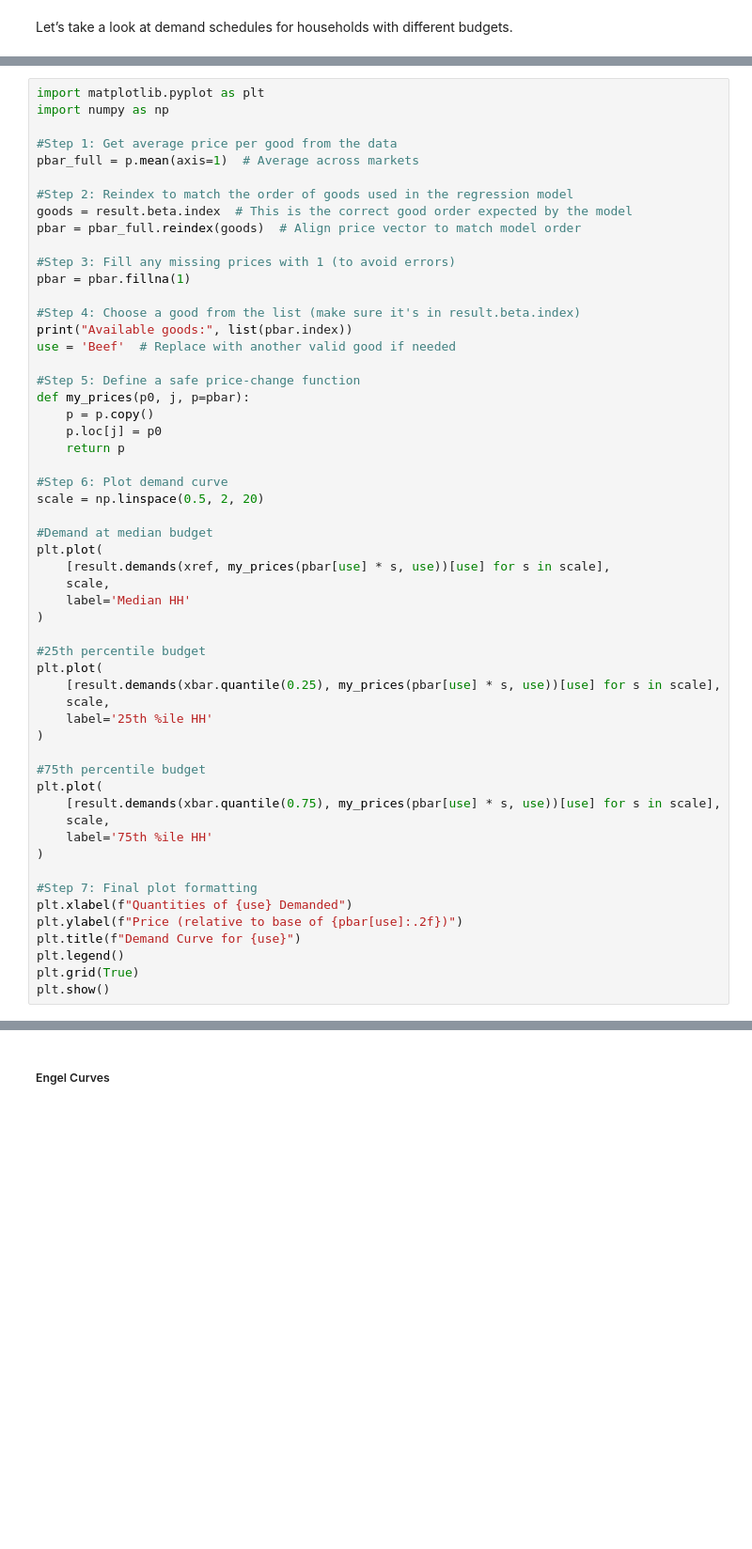
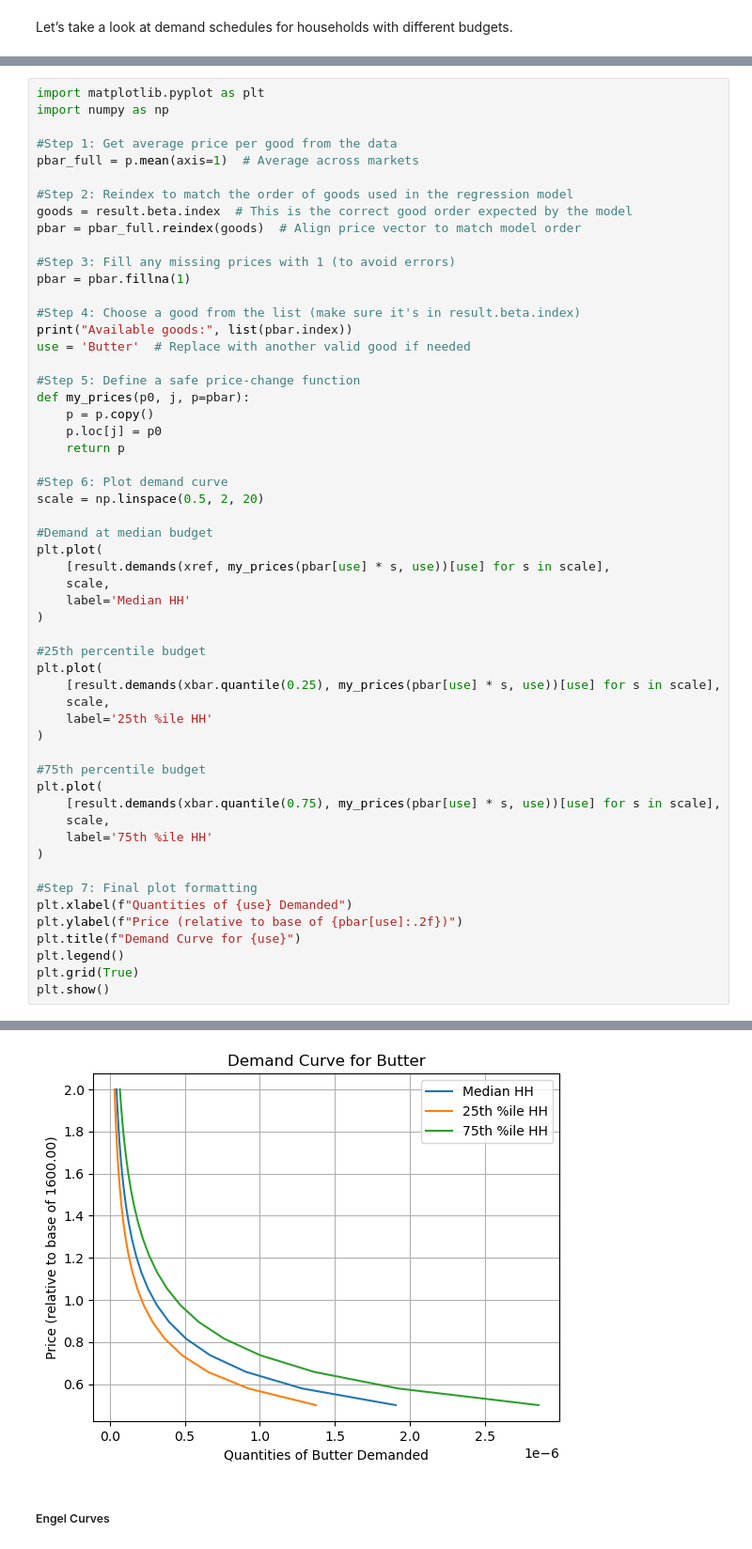
Before and after one commit to reilyfairchild/EEP153-Project-3, a Jupyter notebook: estimation_example.ipynb, the cells around one changed output, grey strips where cells are left out. Shown at 94% size. Drawn from its saved outputs; the diff is of its cells as text; blank space fills up the shorter version.

```diff
--- a/estimation_example.ipynb
+++ b/estimation_example.ipynb
@@ -291,7 +371,7 @@ pbar = pbar.fillna(1)
 
 #Step 4: Choose a good from the list (make sure it's in result.beta.index)
 print("Available goods:", list(pbar.index))
-use = 'Beef'  # Replace with another valid good if needed
+use = 'Butter'  # Replace with another valid good if needed
 
 #Step 5: Define a safe price-change function
 def my_prices(p0, j, p=pbar):
@@ -330,3 +410,4 @@ plt.title(f"Demand Curve for {use}")
 plt.legend()
 plt.grid(True)
 plt.show()
+# %% [output]
@@ -333,3 +415,4 @@ plt.show()
+[figure, added]
 # %% [markdown]
 ##### Engel Curves
 # %% [markdown]
```
Also changed, not shown: parts of 32 cells of this notebook, 1 other file.
